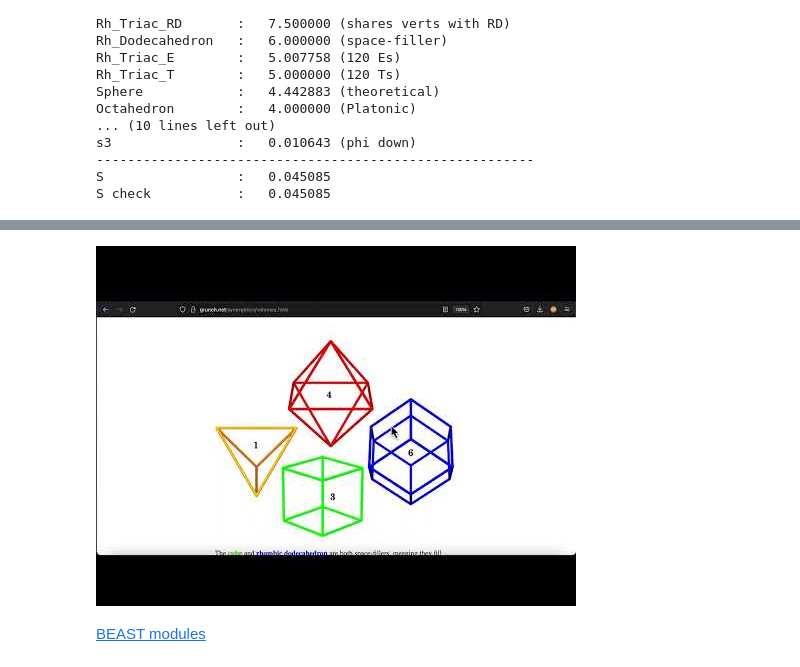
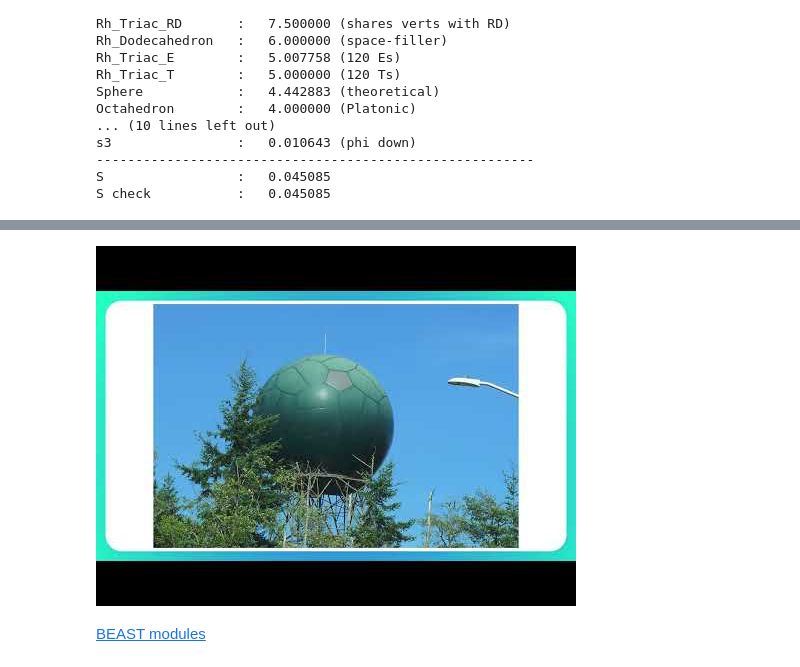
Before and after one commit to 4dsolutions/DigitalMathematics, a Jupyter notebook: MartianMath.ipynb, the cells around one changed output, grey strips where cells are left out. Drawn from its saved outputs; the diff is of its cells as text; code cells hidden in the pictures.

Commit message:
swap in BEAST video

```diff
--- a/MartianMath.ipynb
+++ b/MartianMath.ipynb
@@ -303,9 +303,9 @@ Another version of the concentric hierarchy table, from [Wikipedia](https://en.w
 
 <a data-flickr-embed="true" href="https://www.flickr.com/photos/kirbyurner/51804664503/in/dateposted-public/" title="wikipedia_volumes_table"><img src="https://live.staticflickr.com/65535/51804664503_63e3407cba_z.jpg" width="640" height="395" alt="wikipedia_volumes_table"></a><script async src="//embedr.flickr.com/assets/client-code.js" charset="utf-8"></script>
 # %%
-YouTubeVideo("SmZZF8Awysk")
+YouTubeVideo("lWDqEVLOWKo")
 # %% [output]
-[figure, old version]
+[figure, new version]
 # %% [markdown]
 [BEAST modules](https://groups.io/g/synergeo/message/2484)
 # %%
```
